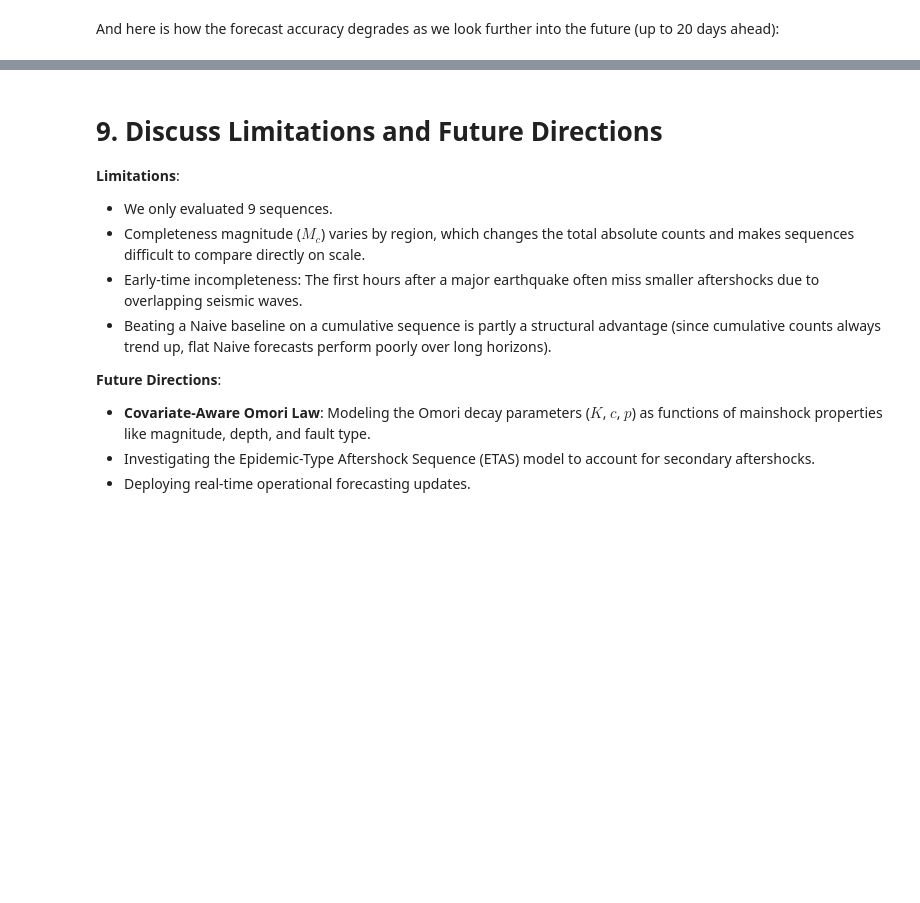
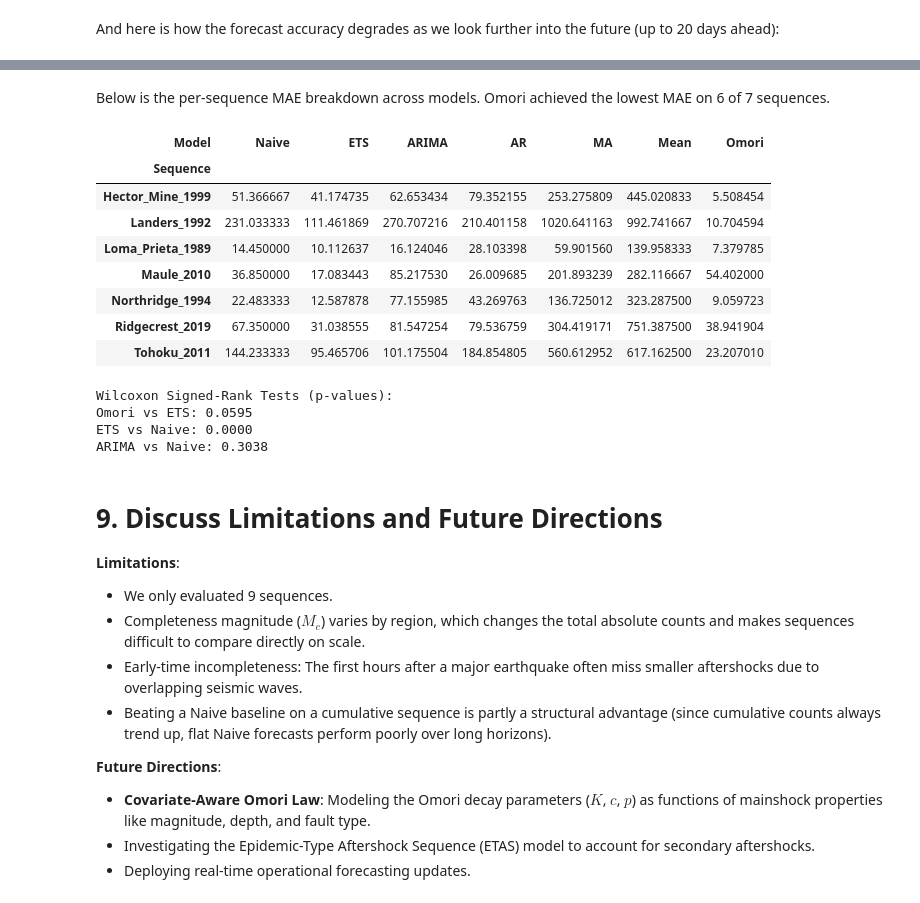
Before and after one commit to cronenberg64/aftershock-decay-forecasting, a Jupyter notebook: notebooks/capstone_main.ipynb, the cells around one changed output, grey strips where cells are left out. Drawn from its saved outputs; the diff is of its cells as text; code cells hidden in the pictures; blank space fills up the shorter version.

```diff
--- a/notebooks/capstone_main.ipynb
+++ b/notebooks/capstone_main.ipynb
@@ -83,6 +154,8 @@ We evaluated the models by calculating the Mean Absolute Error (MAE) and Root Me
 RESULTS_PATH = os.path.join(PROJECT_ROOT, 'data', 'results', 'forecast_metrics.parquet')
 if os.path.exists(RESULTS_PATH):
     results_df = pd.read_parquet(RESULTS_PATH)
+    sparse_seqs = ['Kumamoto_2016', 'Kobe_1995']
+    results_df = results_df[~results_df['Sequence'].isin(sparse_seqs)]
     cum_results = results_df[results_df['Target'] == 'Cumulative_Aggregate']
     mean_metrics = cum_results.groupby('Model')[['MAE', 'RMSE']].mean().reset_index()
     display(mean_metrics.sort_values('MAE'))
@@ -99,3 +188,40 @@ Image(filename=os.path.join(PROJECT_ROOT, 'plots', 'horizon_degradation.png'))
+# %% [markdown]
+Below is the per-sequence MAE breakdown across models. Omori achieved the lowest MAE on 6 of 7 sequences.
+# %%
+df_cum = results_df[results_df['Target'] == 'Cumulative_Aggregate']
+seq_pivot = df_cum.groupby(['Sequence', 'Model'])['MAE'].mean().unstack()[['Naive', 'ETS', 'ARIMA', 'AR', 'MA', 'Mean', 'Omori']]
+display(seq_pivot)
+# %% [output]
+| Model | Naive | ETS | ARIMA | AR | MA | Mean | Omori |
+| Sequence |  |  |  |  |  |  |  |
+| Hector_Mine_1999 | 51.366667 | 41.174735 | 62.653434 | 79.352155 | 253.275809 | 445.020833 | 5.508454 |
+| Landers_1992 | 231.033333 | 111.461869 | 270.707216 | 210.401158 | 1020.641163 | 992.741667 | 10.704594 |
+| Loma_Prieta_1989 | 14.450000 | 10.112637 | 16.124046 | 28.103398 | 59.901560 | 139.958333 | 7.379785 |
+| Maule_2010 | 36.850000 | 17.083443 | 85.217530 | 26.009685 | 201.893239 | 282.116667 | 54.402000 |
+| Northridge_1994 | 22.483333 | 12.587878 | 77.155985 | 43.269763 | 136.725012 | 323.287500 | 9.059723 |
+| Ridgecrest_2019 | 67.350000 | 31.038555 | 81.547254 | 79.536759 | 304.419171 | 751.387500 | 38.941904 |
+| Tohoku_2011 | 144.233333 | 95.465706 | 101.175504 | 184.854805 | 560.612952 | 617.162500 | 23.207010 |
+# %%
+from scipy.stats import wilcoxon
+
+df_cum = results_df[results_df['Target'] == 'Cumulative_Aggregate']
+pivot_mae = df_cum.pivot_table(index=['Sequence', 'Origin'], columns='Model', values='MAE').reset_index().dropna()
+
+tests = [
+    ('Omori', 'ETS'),
+    ('ETS', 'Naive'),
+    ('ARIMA', 'Naive')
+]
+
+print("Wilcoxon Signed-Rank Tests (p-values):")
+for m1, m2 in tests:
+    stat, pval = wilcoxon(pivot_mae[m1], pivot_mae[m2])
+    print(f"{m1} vs {m2}: {pval:.4f}")
+# %% [output]
+Wilcoxon Signed-Rank Tests (p-values):
+Omori vs ETS: 0.0595
+ETS vs Naive: 0.0000
+ARIMA vs Naive: 0.3038
 # %% [markdown]
 # 9. Discuss Limitations and Future Directions
 **Limitations**:
```
Also changed, not shown: parts of 12 cells of this notebook, 5 other files.
